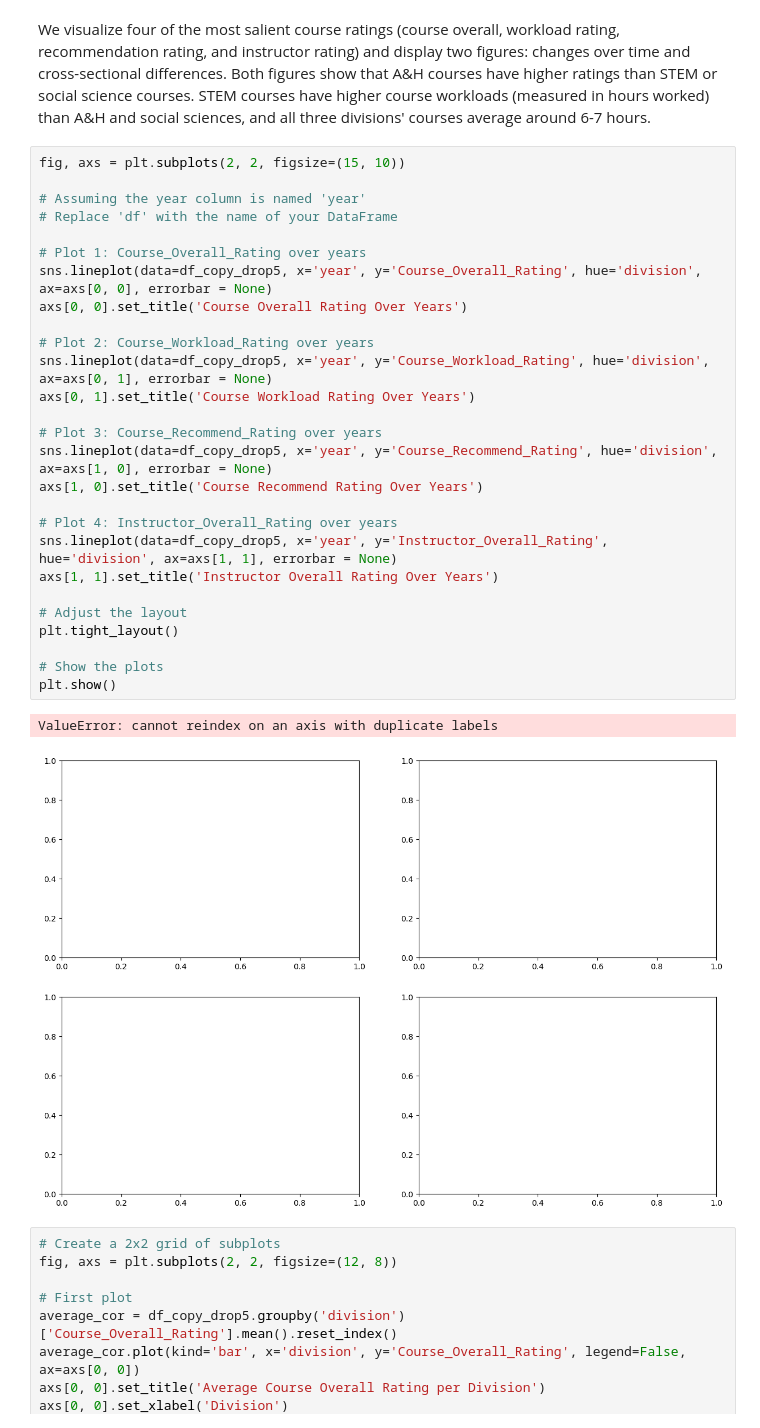
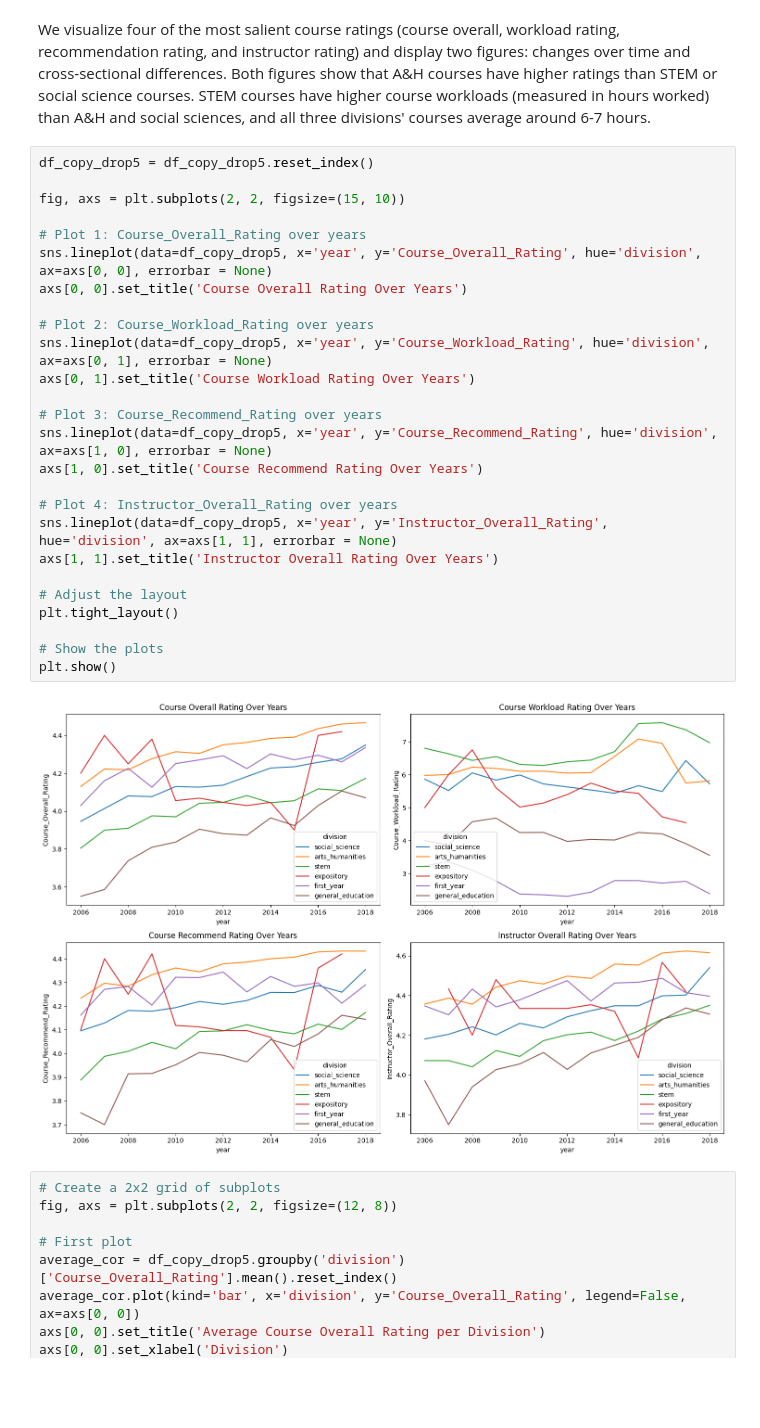
Before and after one commit to MattHAndrews/cs109a_final_project, a Jupyter notebook: Project.ipynb, the cells around one changed output. Cells and saved outputs as stored; diff of their text form; blank space fills up the shorter version.

```diff
--- a/Project.ipynb
+++ b/Project.ipynb
@@ -307,35 +307,33 @@ Evaluating response rate is important for understanding bias in ratings containe
 # %% [markdown]
 We visualize four of the most salient course ratings (course overall, workload rating, recommendation rating, and instructor rating) and display two figures: changes over time and cross-sectional differences. Both figures show that A&H courses have higher ratings than STEM or social science courses. STEM courses have higher course workloads (measured in hours worked) than A&H and social sciences, and all three divisions' courses average around 6-7 hours.
 # %%
+df_copy_drop5 = df_copy_drop5.reset_index()
+
 fig, axs = plt.subplots(2, 2, figsize=(15, 10))
-
-# Assuming the year column is named 'year'
-# Replace 'df' with the name of your DataFrame
 
 # Plot 1: Course_Overall_Rating over years
 sns.lineplot(data=df_copy_drop5, x='year', y='Course_Overall_Rating', hue='division', ax=axs[0, 0], errorbar = None)
 axs[0, 0].set_title('Course Overall Rating Over Years')
 
 # Plot 2: Course_Workload_Rating over years
 sns.lineplot(data=df_copy_drop5, x='year', y='Course_Workload_Rating', hue='division', ax=axs[0, 1], errorbar = None)
 axs[0, 1].set_title('Course Workload Rating Over Years')
 
 # Plot 3: Course_Recommend_Rating over years
 sns.lineplot(data=df_copy_drop5, x='year', y='Course_Recommend_Rating', hue='division', ax=axs[1, 0], errorbar = None)
 axs[1, 0].set_title('Course Recommend Rating Over Years')
 
 # Plot 4: Instructor_Overall_Rating over years
 sns.lineplot(data=df_copy_drop5, x='year', y='Instructor_Overall_Rating', hue='division', ax=axs[1, 1], errorbar = None)
 axs[1, 1].set_title('Instructor Overall Rating Over Years')
 
 # Adjust the layout
 plt.tight_layout()
 
 # Show the plots
 plt.show()
 # %% [output]
-ValueError: cannot reindex on an axis with duplicate labels
-[figure, old version]
+[figure, new version]
 # %%
 # Create a 2x2 grid of subplots
 fig, axs = plt.subplots(2, 2, figsize=(12, 8))
```
Also changed, not shown: parts of 2 cells of this notebook.
